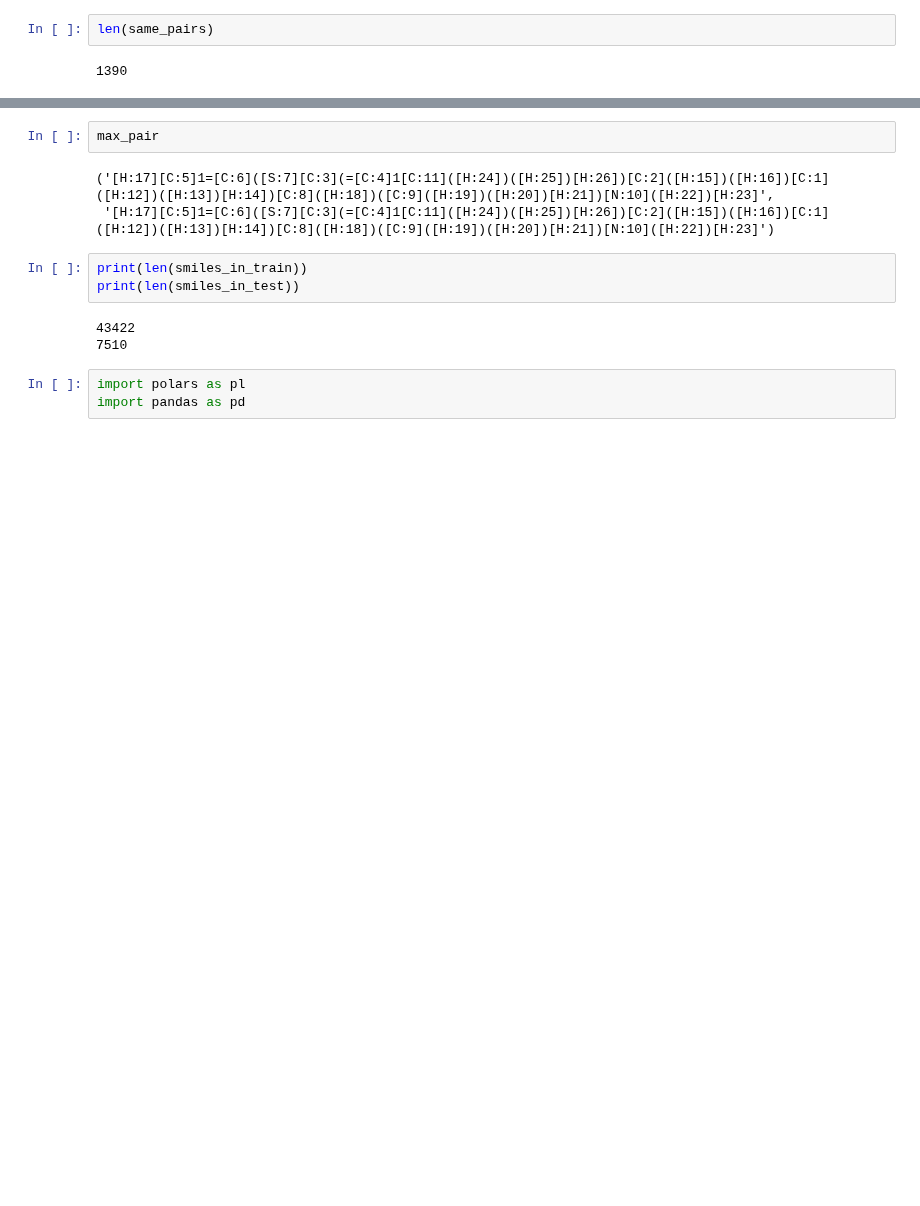
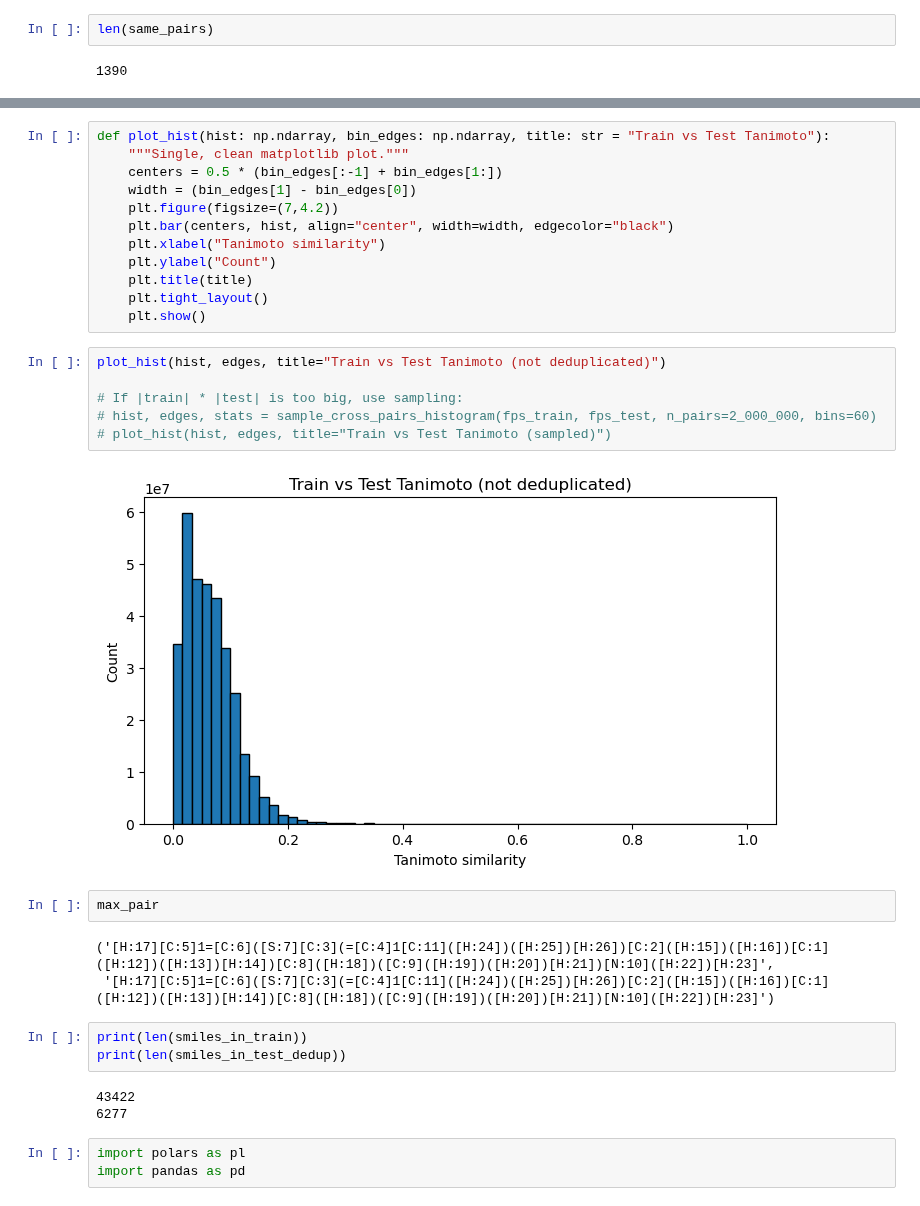
Before and after one commit to bismuthadams1/charge_paper, a Jupyter notebook: exploring_the_dataset/maxmin_splitter.ipynb, the cells around one changed output, grey strips where cells are left out. Drawn from its saved outputs; the diff is of its cells as text; blank space fills up the shorter version.

```diff
--- a/exploring_the_dataset/maxmin_splitter.ipynb
+++ b/exploring_the_dataset/maxmin_splitter.ipynb
@@ -69,3 +205,23 @@ len(same_pairs)
+# %%
+def plot_hist(hist: np.ndarray, bin_edges: np.ndarray, title: str = "Train vs Test Tanimoto"):
+    """Single, clean matplotlib plot."""
+    centers = 0.5 * (bin_edges[:-1] + bin_edges[1:])
+    width = (bin_edges[1] - bin_edges[0])
+    plt.figure(figsize=(7,4.2))
+    plt.bar(centers, hist, align="center", width=width, edgecolor="black")
+    plt.xlabel("Tanimoto similarity")
+    plt.ylabel("Count")
+    plt.title(title)
+    plt.tight_layout()
+    plt.show()
+# %%
+plot_hist(hist, edges, title="Train vs Test Tanimoto (not deduplicated)")
+
+# If |train| * |test| is too big, use sampling:
+# hist, edges, stats = sample_cross_pairs_histogram(fps_train, fps_test, n_pairs=2_000_000, bins=60)
+# plot_hist(hist, edges, title="Train vs Test Tanimoto (sampled)")
+# %% [output]
+[figure, added]
 # %%
 max_pair
 # %% [output]
@@ -73,10 +229,10 @@ max_pair
  '[H:17][C:5]1=[C:6]([S:7][C:3](=[C:4]1[C:11]([H:24])([H:25])[H:26])[C:2]([H:15])([H:16])[C:1]([H:12])([H:13])[H:14])[C:8]([H:18])([C:9]([H:19])([H:20])[H:21])[N:10]([H:22])[H:23]')
 # %%
 print(len(smiles_in_train))
-print(len(smiles_in_test))
+print(len(smiles_in_test_dedup))
 # %% [output]
 43422
-7510
+6277
 # %%
 import polars as pl
 import pandas as pd
```
Also changed, not shown: parts of 11 cells of this notebook.
